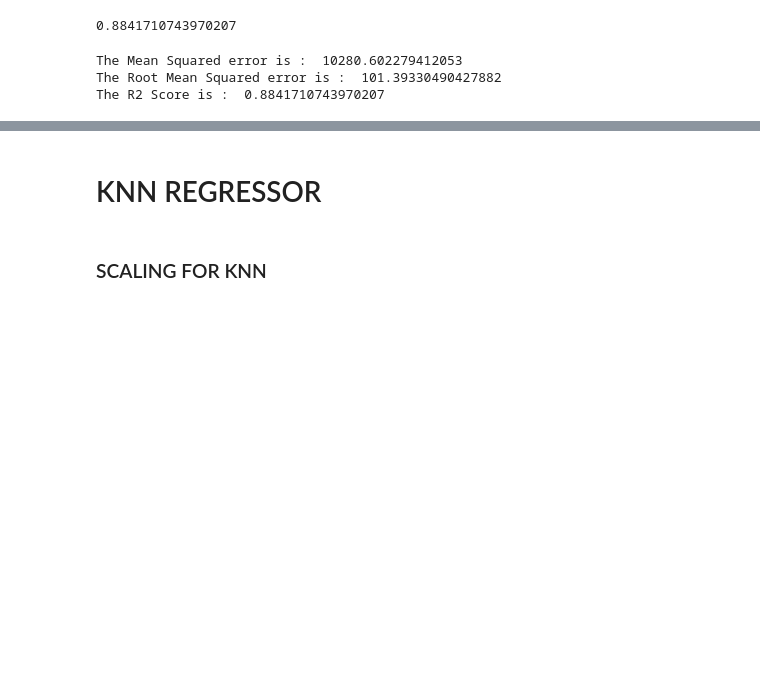
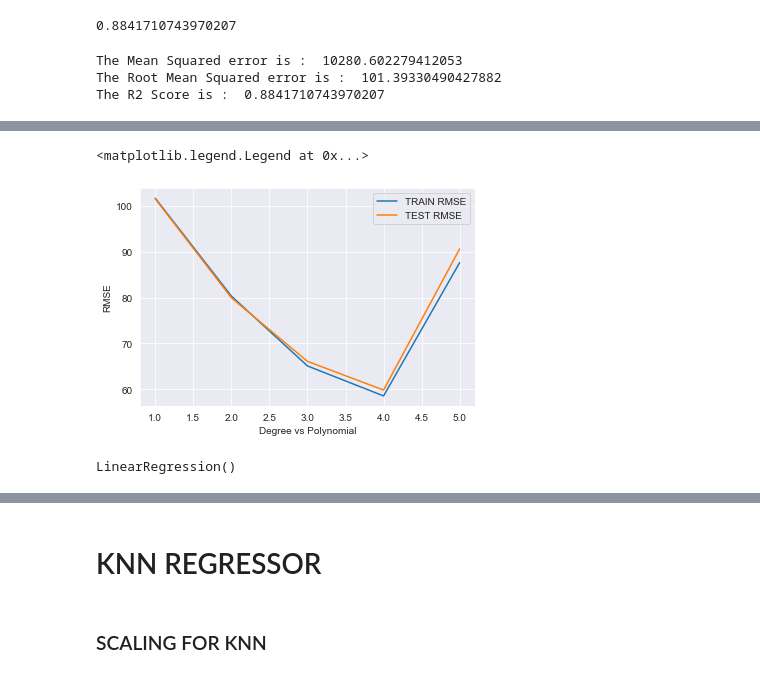
Before and after one commit to shobhit020/Used-Bike-Price-Dataset, a Jupyter notebook: Used bikes dataset/USED BIKE PRICE.ipynb, the cells around one changed output, grey strips where cells are left out. Drawn from its saved outputs; the diff is of its cells as text; code cells hidden in the pictures; blank space fills up the shorter version.

```diff
--- a/Used bikes dataset/USED BIKE PRICE.ipynb
+++ b/Used bikes dataset/USED BIKE PRICE.ipynb
@@ -317,0 +369,20 @@ r2_lr = r2_score(y_test,y_pred)
+# %%
+train_rmse_error = []
+test_rmse_error = []
+
+for d in range(1,6):
+    poly_conv = PolynomialFeatures(degree=d,include_bias=False)
+    poly_feat = poly_conv.fit_transform(X)
+
+    X_train, X_test, y_train, y_test = train_test_split(poly_feat, y, test_size=0.3, random_state=42)
+
+    lr = LinearRegression()
+    lr.fit(X_train,y_train)
+    train_pred = lr.predict(X_train)
+    test_pred = lr.predict(X_test)
+
+    train_rmse = np.sqrt(mean_squared_error(y_train,train_pred))
+    test_rmse = np.sqrt(mean_squared_error(y_test,test_pred))
+
+    train_rmse_error.append(train_rmse)
+    test_rmse_error.append(test_rmse)
@@ -317,0 +402,9 @@ r2_lr = r2_score(y_test,y_pred)
+# %%
+plt.plot(range(1,6),train_rmse_error[:5],label = "TRAIN RMSE")
+plt.plot(range(1,6),test_rmse_error[:5],label = "TEST RMSE")
+plt.xlabel('Degree vs Polynomial')
+plt.ylabel('RMSE')
+plt.legend()
+# %% [output]
+<matplotlib.legend.Legend at 0x...>
+[figure, added]
@@ -317,0 +419,4 @@ r2_lr = r2_score(y_test,y_pred)
+# %%
+final_lr.fit(X_train,y_train)
+# %% [output]
+LinearRegression()
```
Also changed, not shown: parts of 88 cells of this notebook.
